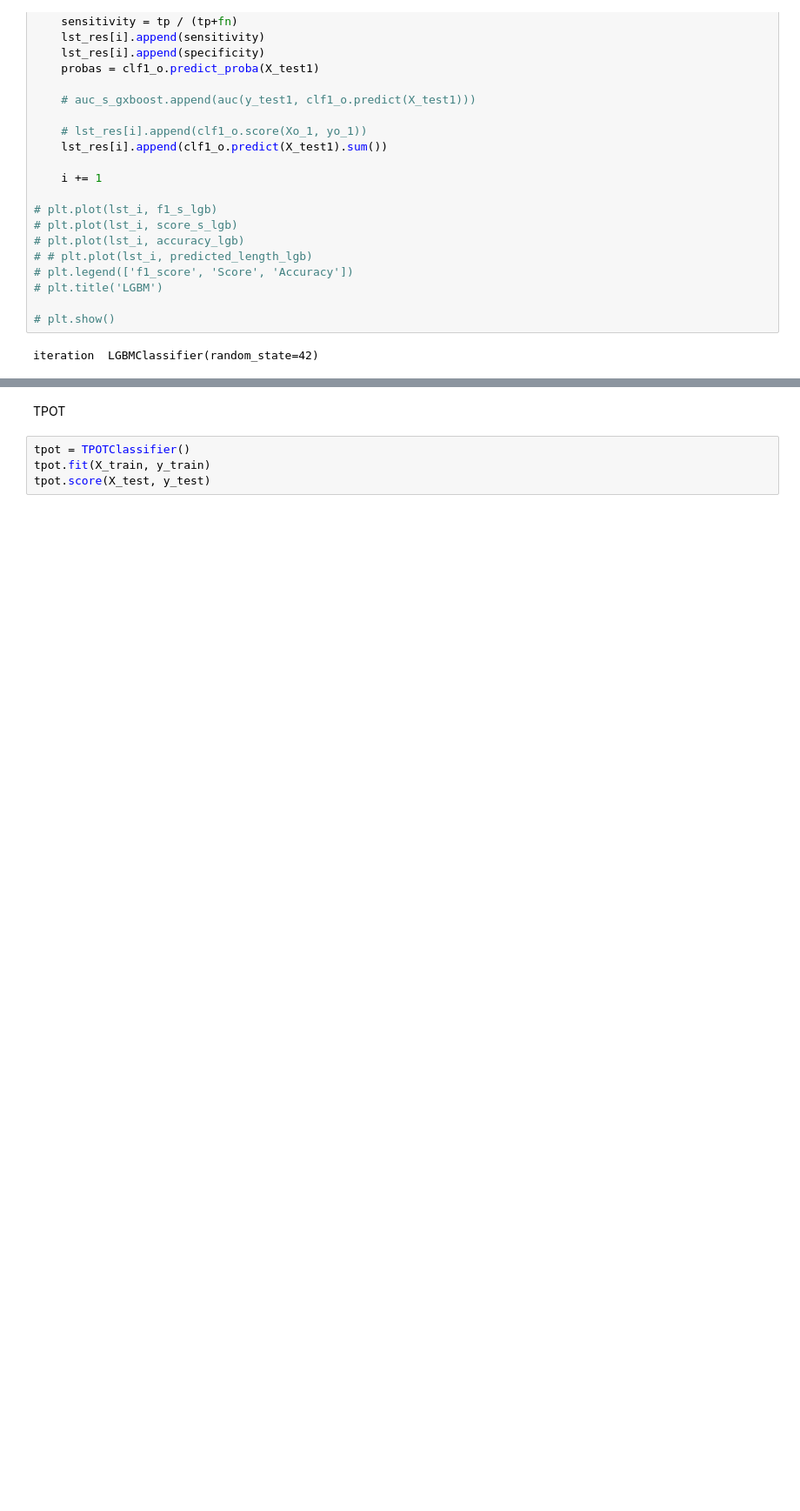
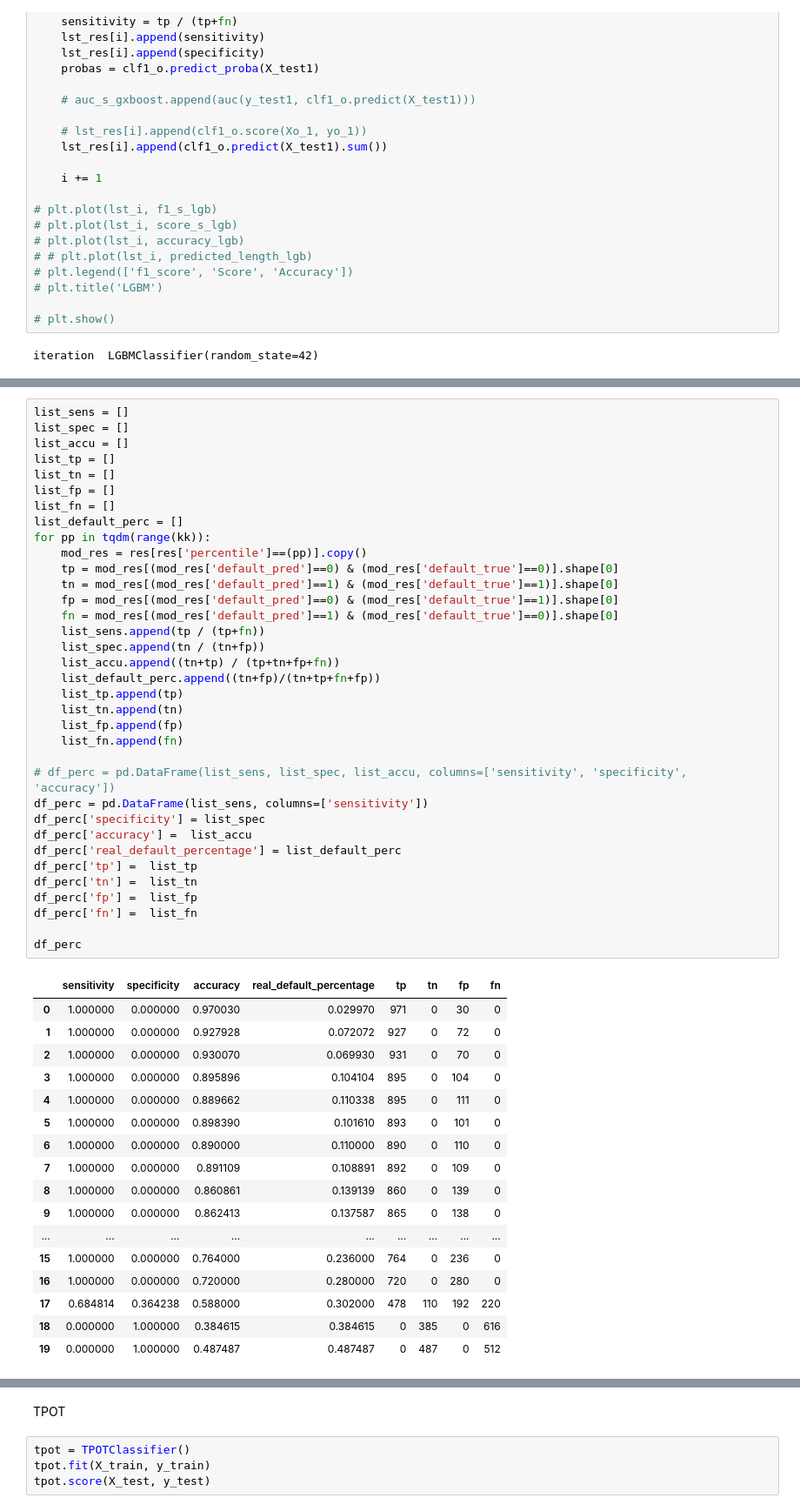
Before and after one commit to SalahMah1/finance_project_hec, a Jupyter notebook: proba_pred.ipynb, the cells around one changed output, grey strips where cells are left out. Shown: that part at 87% size. Saved outputs shown, nothing was run; the diff lists cells and outputs as text; blank space fills up the shorter version.

```diff
--- a/proba_pred.ipynb
+++ b/proba_pred.ipynb
@@ -472,0 +474,53 @@ dtype: float64
+# %%
+list_sens = []
+list_spec = []
+list_accu = []
+list_tp = []
+list_tn = []
+list_fp = []
+list_fn = []
+list_default_perc = []
+for pp in tqdm(range(kk)):
+    mod_res = res[res['percentile']==(pp)].copy()
+    tp = mod_res[(mod_res['default_pred']==0) & (mod_res['default_true']==0)].shape[0]
+    tn = mod_res[(mod_res['default_pred']==1) & (mod_res['default_true']==1)].shape[0]
+    fp = mod_res[(mod_res['default_pred']==0) & (mod_res['default_true']==1)].shape[0]
+    fn = mod_res[(mod_res['default_pred']==1) & (mod_res['default_true']==0)].shape[0]
+    list_sens.append(tp / (tp+fn))
+    list_spec.append(tn / (tn+fp))
+    list_accu.append((tn+tp) / (tp+tn+fp+fn))
+    list_default_perc.append((tn+fp)/(tn+tp+fn+fp))
+    list_tp.append(tp)
+    list_tn.append(tn)
+    list_fp.append(fp)
+    list_fn.append(fn)
+
+# df_perc = pd.DataFrame(list_sens, list_spec, list_accu, columns=['sensitivity', 'specificity', 'accuracy'])
+df_perc = pd.DataFrame(list_sens, columns=['sensitivity'])
+df_perc['specificity'] = list_spec
+df_perc['accuracy'] =  list_accu
+df_perc['real_default_percentage'] = list_default_perc
+df_perc['tp'] =  list_tp
+df_perc['tn'] =  list_tn
+df_perc['fp'] =  list_fp
+df_perc['fn'] =  list_fn
+
+df_perc
+# %% [output]
+|  | sensitivity | specificity | accuracy | real_default_percentage | tp | tn | fp | fn |
+| 0 | 1.000000 | 0.000000 | 0.970030 | 0.029970 | 971 | 0 | 30 | 0 |
+| 1 | 1.000000 | 0.000000 | 0.927928 | 0.072072 | 927 | 0 | 72 | 0 |
+| 2 | 1.000000 | 0.000000 | 0.930070 | 0.069930 | 931 | 0 | 70 | 0 |
+| 3 | 1.000000 | 0.000000 | 0.895896 | 0.104104 | 895 | 0 | 104 | 0 |
+| 4 | 1.000000 | 0.000000 | 0.889662 | 0.110338 | 895 | 0 | 111 | 0 |
+| 5 | 1.000000 | 0.000000 | 0.898390 | 0.101610 | 893 | 0 | 101 | 0 |
+| 6 | 1.000000 | 0.000000 | 0.890000 | 0.110000 | 890 | 0 | 110 | 0 |
+| 7 | 1.000000 | 0.000000 | 0.891109 | 0.108891 | 892 | 0 | 109 | 0 |
+| 8 | 1.000000 | 0.000000 | 0.860861 | 0.139139 | 860 | 0 | 139 | 0 |
+| 9 | 1.000000 | 0.000000 | 0.862413 | 0.137587 | 865 | 0 | 138 | 0 |
+| ... | ... | ... | ... | ... | ... | ... | ... | ... |
+| 15 | 1.000000 | 0.000000 | 0.764000 | 0.236000 | 764 | 0 | 236 | 0 |
+| 16 | 1.000000 | 0.000000 | 0.720000 | 0.280000 | 720 | 0 | 280 | 0 |
+| 17 | 0.684814 | 0.364238 | 0.588000 | 0.302000 | 478 | 110 | 192 | 220 |
+| 18 | 0.000000 | 1.000000 | 0.384615 | 0.384615 | 0 | 385 | 0 | 616 |
+| 19 | 0.000000 | 1.000000 | 0.487487 | 0.487487 | 0 | 487 | 0 | 512 |
```
Also changed, not shown: parts of 19 cells of this notebook.
